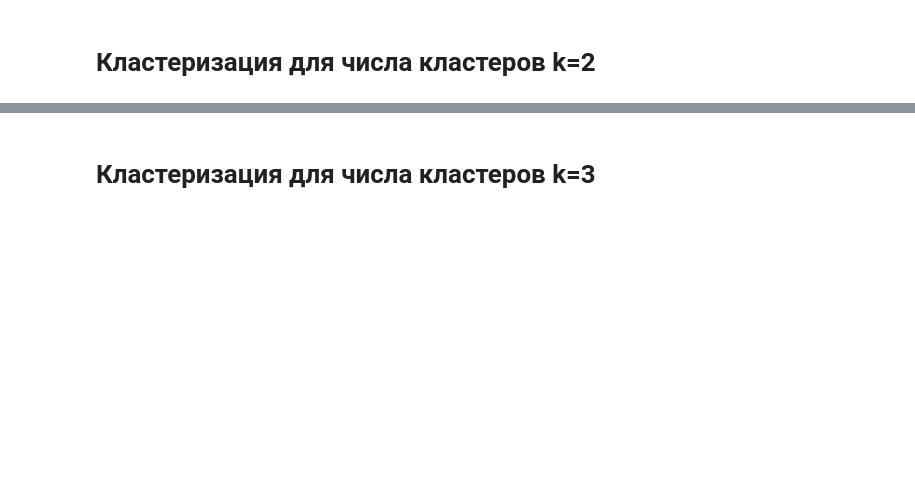
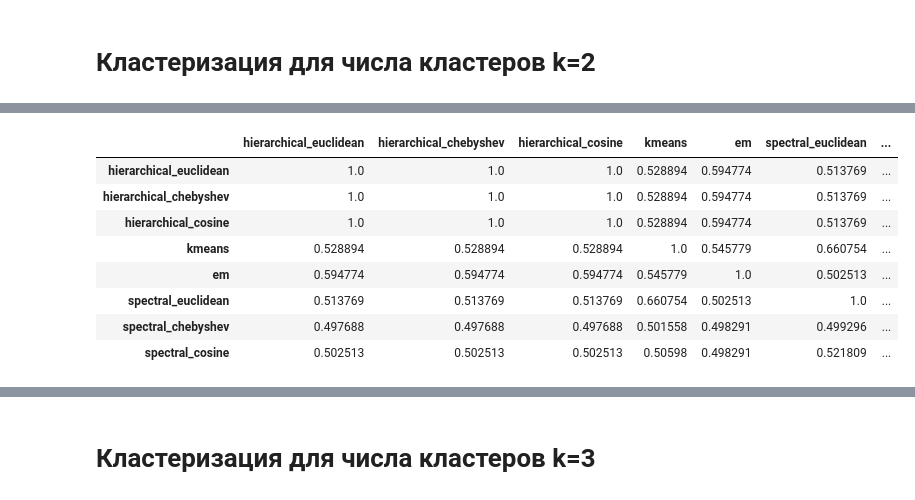
Before and after one commit to Vladislav-Kanev/Clustering_lab2, a Jupyter notebook: report.ipynb, the cells around one changed output, grey strips where cells are left out. Cells and saved outputs as stored; diff of their text form; code cells hidden in the pictures; blank space fills up the shorter version.

```diff
--- a/report.ipynb
+++ b/report.ipynb
@@ -207,0 +236,12 @@ clusterization_k2 = {
+# %%
+calculate_rand_index(clusterization_k2['data_y'])
+# %% [output]
+|  | hierarchical_euclidean | hierarchical_chebyshev | hierarchical_cosine | kmeans | em | spectral_euclidean | ... |
+| hierarchical_euclidean | 1.0 | 1.0 | 1.0 | 0.528894 | 0.594774 | 0.513769 | ... |
+| hierarchical_chebyshev | 1.0 | 1.0 | 1.0 | 0.528894 | 0.594774 | 0.513769 | ... |
+| hierarchical_cosine | 1.0 | 1.0 | 1.0 | 0.528894 | 0.594774 | 0.513769 | ... |
+| kmeans | 0.528894 | 0.528894 | 0.528894 | 1.0 | 0.545779 | 0.660754 | ... |
+| em | 0.594774 | 0.594774 | 0.594774 | 0.545779 | 1.0 | 0.502513 | ... |
+| spectral_euclidean | 0.513769 | 0.513769 | 0.513769 | 0.660754 | 0.502513 | 1.0 | ... |
+| spectral_chebyshev | 0.497688 | 0.497688 | 0.497688 | 0.501558 | 0.498291 | 0.499296 | ... |
+| spectral_cosine | 0.502513 | 0.502513 | 0.502513 | 0.50598 | 0.498291 | 0.521809 | ... |
```
Also changed, not shown: parts of 13 cells of this notebook, 1 other file.
